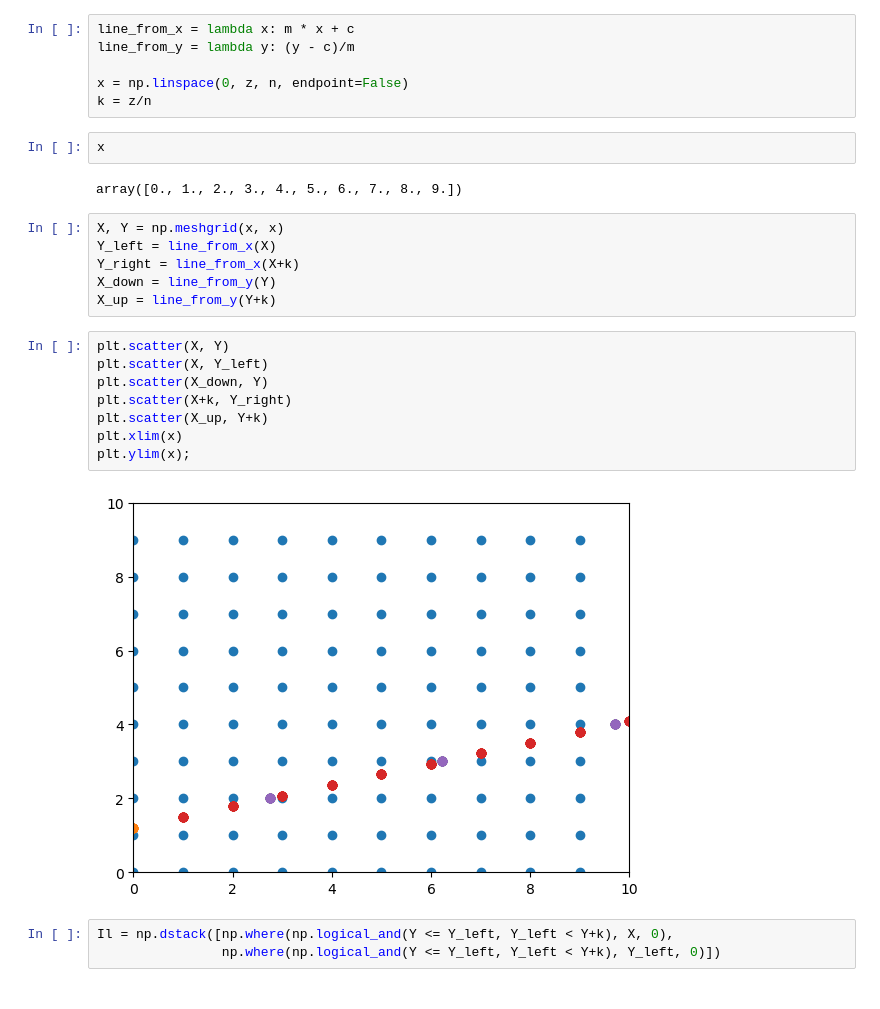
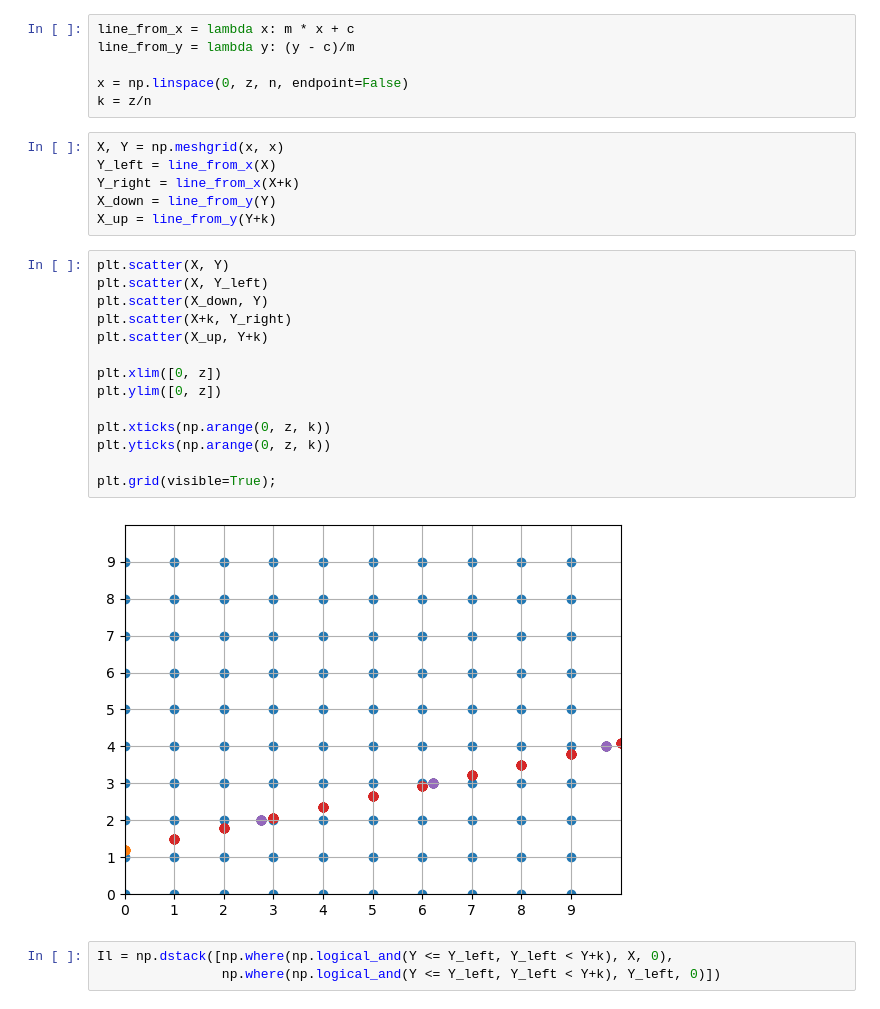
Before and after one commit to aakashks/CT-Reconstruction-2D, a Jupyter notebook: CT_image_reconstruction/implemented_subparts.ipynb, the cells around one changed output. Cells and saved outputs as stored; diff of their text form.

```diff
--- a/CT_image_reconstruction/implemented_subparts.ipynb
+++ b/CT_image_reconstruction/implemented_subparts.ipynb
@@ -20,10 +20,6 @@ line_from_y = lambda y: (y - c)/m
 
 x = np.linspace(0, z, n, endpoint=False)
 k = z/n
-# %%
-x
-# %% [output]
-array([0., 1., 2., 3., 4., 5., 6., 7., 8., 9.])
 # %%
 X, Y = np.meshgrid(x, x)
 Y_left = line_from_x(X)
@@ -33,13 +29,19 @@ X_up = line_from_y(Y+k)
 # %%
 plt.scatter(X, Y)
 plt.scatter(X, Y_left)
 plt.scatter(X_down, Y)
 plt.scatter(X+k, Y_right)
 plt.scatter(X_up, Y+k)
-plt.xlim(x)
-plt.ylim(x);
+
+plt.xlim([0, z])
+plt.ylim([0, z])
+
+plt.xticks(np.arange(0, z, k))
+plt.yticks(np.arange(0, z, k))
+
+plt.grid(visible=True);
 # %% [output]
-[figure, old version]
+[figure, new version]
 # %%
 Il = np.dstack([np.where(np.logical_and(Y <= Y_left, Y_left < Y+k), X, 0),
                 np.where(np.logical_and(Y <= Y_left, Y_left < Y+k), Y_left, 0)])
```
Also changed, not shown: parts of 5 cells of this notebook, 3 other files.
